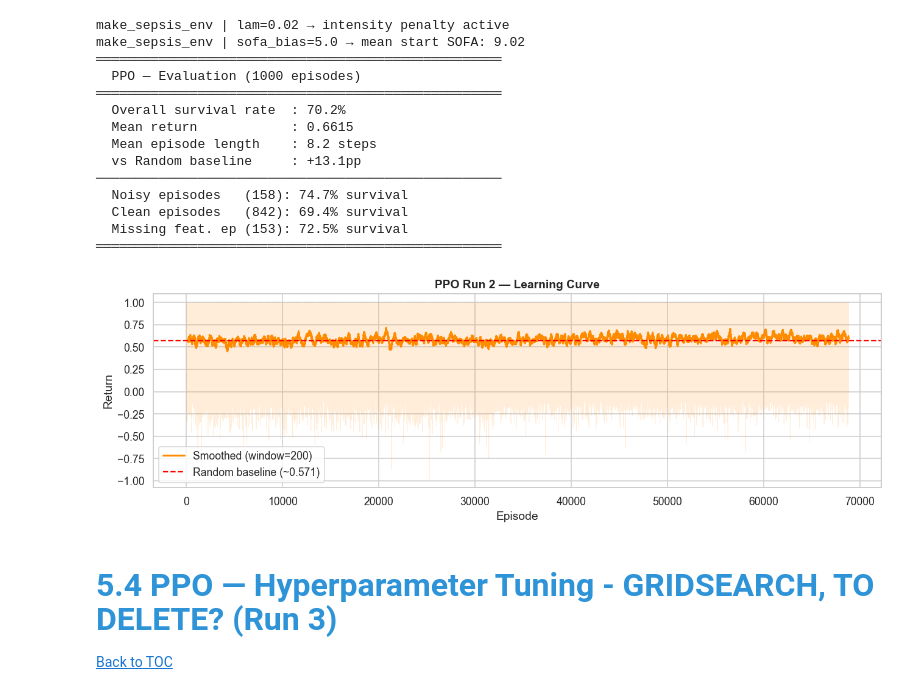
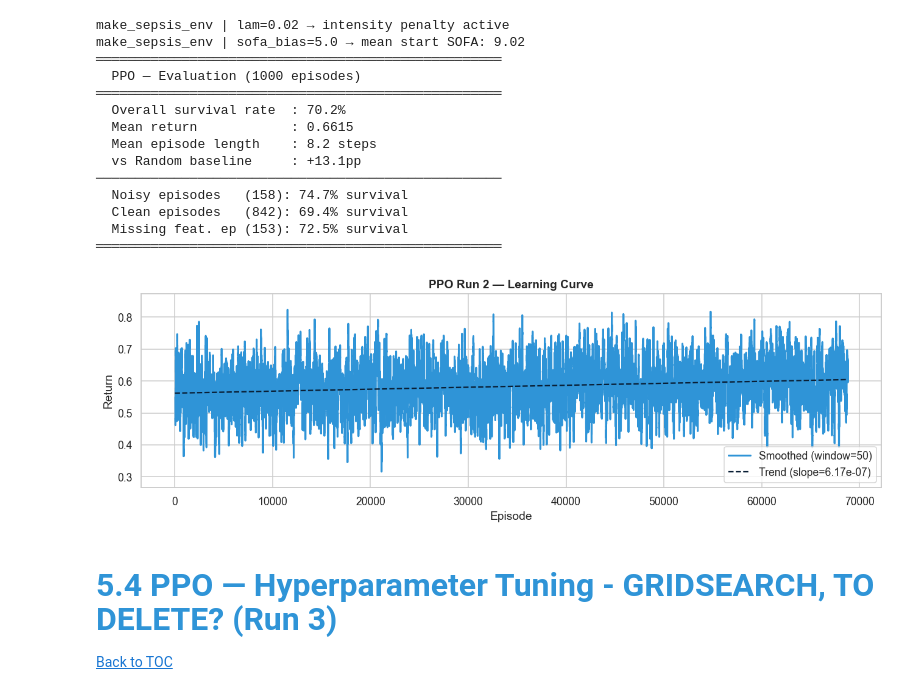
Before and after one commit to mariamiguel720/Reinforcement-Learning-Project-25-26, a Jupyter notebook: RL_Config_B.ipynb, the cells around one changed output. Cells and saved outputs as stored; diff of their text form; code cells hidden in the pictures.

```diff
--- a/RL_Config_B.ipynb
+++ b/RL_Config_B.ipynb
@@ -1257,14 +1276,14 @@ make_sepsis_env | sofa_bias=5.0 → mean start SOFA: 9.02
   Clean episodes   (842): 69.4% survival
   Missing feat. ep (153): 72.5% survival
 ════════════════════════════════════════════════════
-# %%
-# PPO Run 2 — Learning Curve
-ppo_all_returns = r2_ppo['returns']
-
-plot_learning_curve(ppo_all_returns, label='PPO Run 2',
-                    color='darkorange', filename='ppo_run2_learning_curve.png')
-# %% [output]
-[figure, removed]
+# %%
+# PPO Run 2 - Learning Curve (a carregar do disco)
+ppo_all_returns = np.load('models/ppo_returns_run2.npy')
+
+plot_learning_curve(ppo_all_returns, label='PPO Run 2',
+                    color="#2f94d7", filename='ppo_run2_learning_curve.png', window=50)
+# %% [output]
+[figure, added]
 # %% [markdown]
 ## <font color='#2f94d7' size=6>**5.4 PPO — Hyperparameter Tuning - GRIDSEARCH, TO DELETE? (Run 3)**</font> <a class="anchor" id="5_4"></a>
 
```
Also changed, not shown: parts of 11 cells of this notebook, 2 other files.
